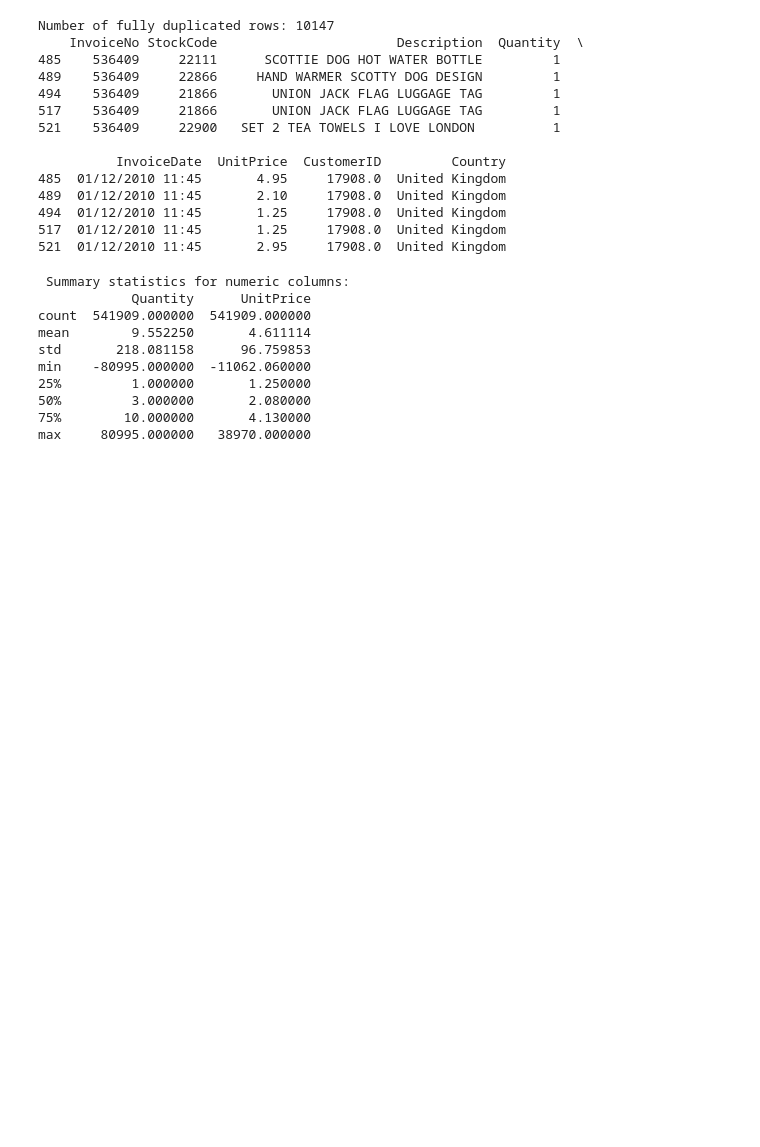
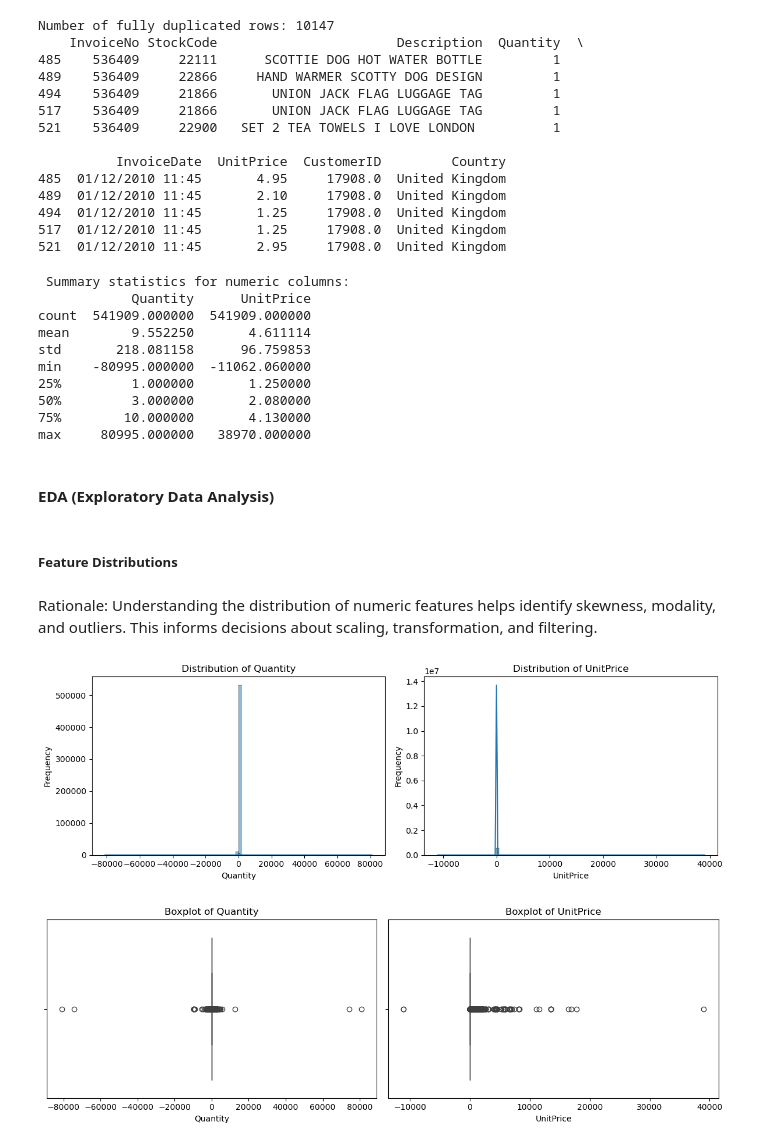
Before and after one commit to Zahid295/repeat-purchase-prediction, a Jupyter notebook: CA3_Capstone.ipynb, the cells around one changed output. Cells and saved outputs as stored; diff of their text form; code cells hidden in the pictures; blank space fills up the shorter version.

Commit message:
Add feature distribution plots to EDA

```diff
--- a/CA3_Capstone.ipynb
+++ b/CA3_Capstone.ipynb
@@ -141,3 +141,35 @@ min    -80995.000000  -11062.060000
 50%         3.000000       2.080000
 75%        10.000000       4.130000
 max     80995.000000   38970.000000
+# %% [markdown]
+#### EDA (Exploratory Data Analysis)
+# %% [markdown]
+##### Feature Distributions
+# %% [markdown]
+Rationale: Understanding the distribution of numeric features helps identify skewness, modality, and outliers. This informs decisions about scaling, transformation, and filtering.
+# %%
+# Select numeric columns
+numeric_cols = ['Quantity', 'UnitPrice']
+
+# Histograms
+plt.figure(figsize=(12, 4))
+for i, col in enumerate(numeric_cols):
+    plt.subplot(1, len(numeric_cols), i+1)
+    sns.histplot(df[col], bins=100, kde=True)
+    plt.title(f'Distribution of {col}')
+    plt.xlabel(col)
+    plt.ylabel('Frequency')
+plt.tight_layout()
+plt.show()
+
+# Boxplots
+plt.figure(figsize=(12, 4))
+for i, col in enumerate(numeric_cols):
+    plt.subplot(1, len(numeric_cols), i+1)
+    sns.boxplot(x=df[col])
+    plt.title(f'Boxplot of {col}')
+plt.tight_layout()
+plt.show()
+# %% [output]
+[figure, added]
+[figure, added]
```
Also changed, not shown: parts of 2 cells of this notebook.
